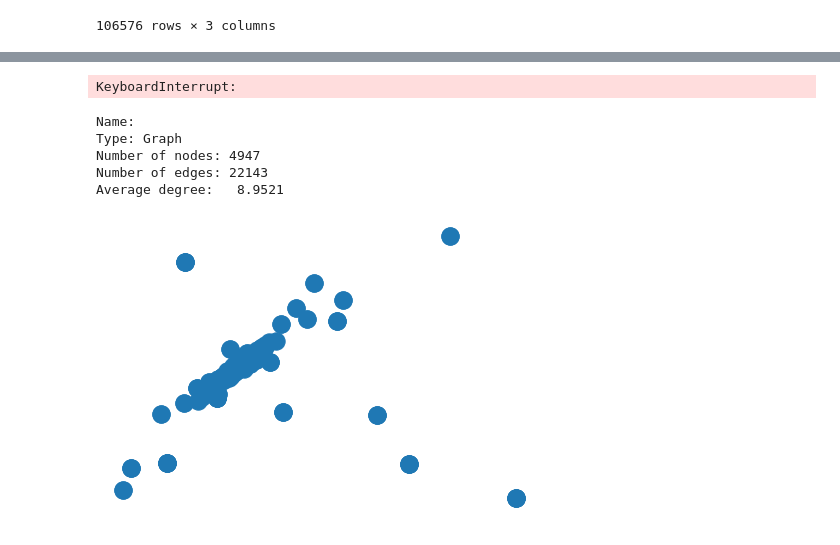
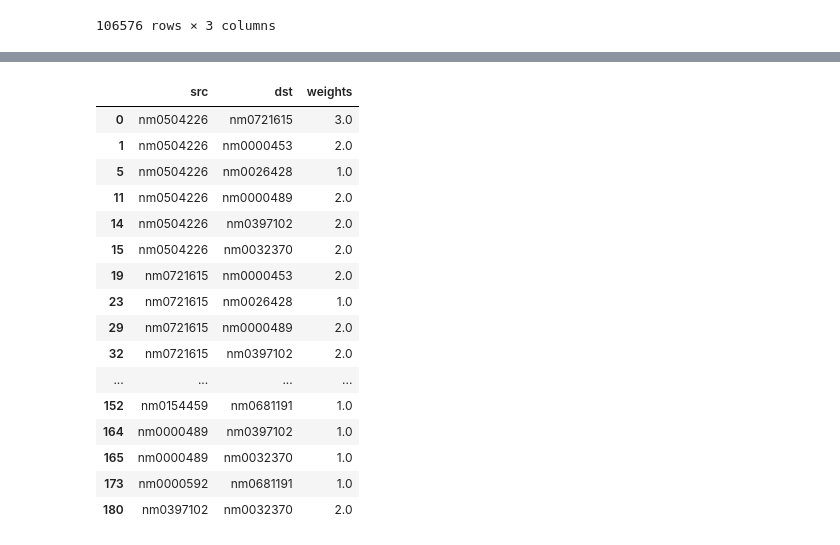
Before and after one commit to com-480-data-visualization/datavis-project-2022-teamsalt, a Jupyter notebook: data_exploration.ipynb, the cells around one changed output, grey strips where cells are left out. Drawn from its saved outputs; the diff is of its cells as text; code cells hidden in the pictures.

Commit message:
edge list done

```diff
--- a/data_exploration.ipynb
+++ b/data_exploration.ipynb
@@ -202,0 +225,11 @@ actors.sort_values("numVotes", ascending=False).head(3100).to_csv("data/actors_t
+# %%
+# Get edge list
+import itertools
+
+actors_top["knownForTitles"] = actors_top["knownForTitles"].apply(set)
+actors_top = actors_top.reset_index()
+actors_top = actors_top.set_index("nconst")
+actop1 = pd.DataFrame(
+    data=list(combinations(actors_top.index.tolist(), 2)), columns=["src", "dst"]
+)
+actop1
@@ -203 +250,33 @@ actors.sort_values("numVotes", ascending=False).head(3100).to_csv("data/actors_t
+# %%
+actop2 = actop1.apply(
+    lambda row: len(
+        actors_top.loc[row["src"]]["knownForTitles"].intersection(
+            actors_top.loc[row["dst"]]["knownForTitles"]
+        )
+    ),
+    axis=1,
+)
+
+actop2 = actop2[actop2 >= 1].rename("weights")
+edge_list = actop1.join(actop2).dropna()
+edge_list.to_csv("data/edge_list.csv", index=False)
+edge_list
+# %% [output]
+|  | src | dst | weights |
+| 0 | nm0504226 | nm0721615 | 3.0 |
+| 1 | nm0504226 | nm0000453 | 2.0 |
+| 5 | nm0504226 | nm0026428 | 1.0 |
+| 11 | nm0504226 | nm0000489 | 2.0 |
+| 14 | nm0504226 | nm0397102 | 2.0 |
+| 15 | nm0504226 | nm0032370 | 2.0 |
+| 19 | nm0721615 | nm0000453 | 2.0 |
+| 23 | nm0721615 | nm0026428 | 1.0 |
+| 29 | nm0721615 | nm0000489 | 2.0 |
+| 32 | nm0721615 | nm0397102 | 2.0 |
+| ... | ... | ... | ... |
+| 152 | nm0154459 | nm0681191 | 1.0 |
+| 164 | nm0000489 | nm0397102 | 1.0 |
+| 165 | nm0000489 | nm0032370 | 1.0 |
+| 173 | nm0000592 | nm0681191 | 1.0 |
+| 180 | nm0397102 | nm0032370 | 2.0 |
 # %%
@@ -207,6 +286,4 @@ actors = actors.join(exploded_titles, rsuffix="_ex")
 # %%
-G_actors = nx.Graph()
-G_actors.add_nodes_from(actors["primaryName"])
+# G_actors = nx.Graph()
+# G_actors.add_nodes_from(actors["primaryName"])
-# %% [output]
-KeyboardInterrupt:
 # %%
@@ -214,13 +291,6 @@ actors.groupby("knownForTitles_ex").primaryName.apply(lambda group: G_actors.add
 # %%
-print(nx.info(G_actors))
-nx.draw_spectral(G_actors)
+# print(nx.info(G_actors))
+# nx.draw_spectral(G_actors)
 # adj_mat = nx.to_numpy_matrix(G_actors)
 
 # spectral_clustering = SpectralClustering(10, affinity="precomputed").fit(adj_mat)
-# %% [output]
-Name:
-Type: Graph
-Number of nodes: 4947
-Number of edges: 22143
-Average degree:   8.9521
-[figure, removed]
```
Also changed, not shown: parts of 17 cells of this notebook, 3 other files.
